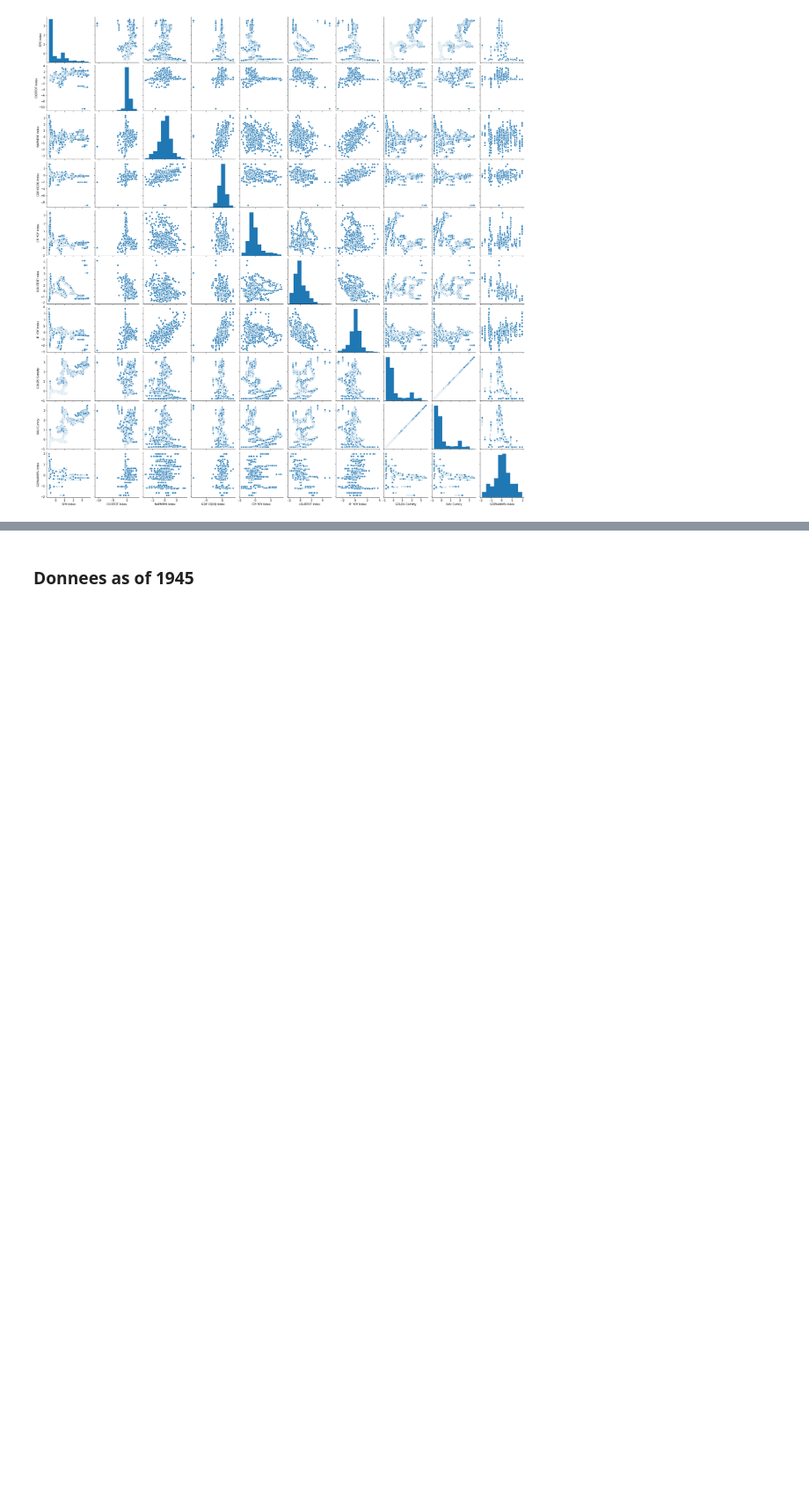
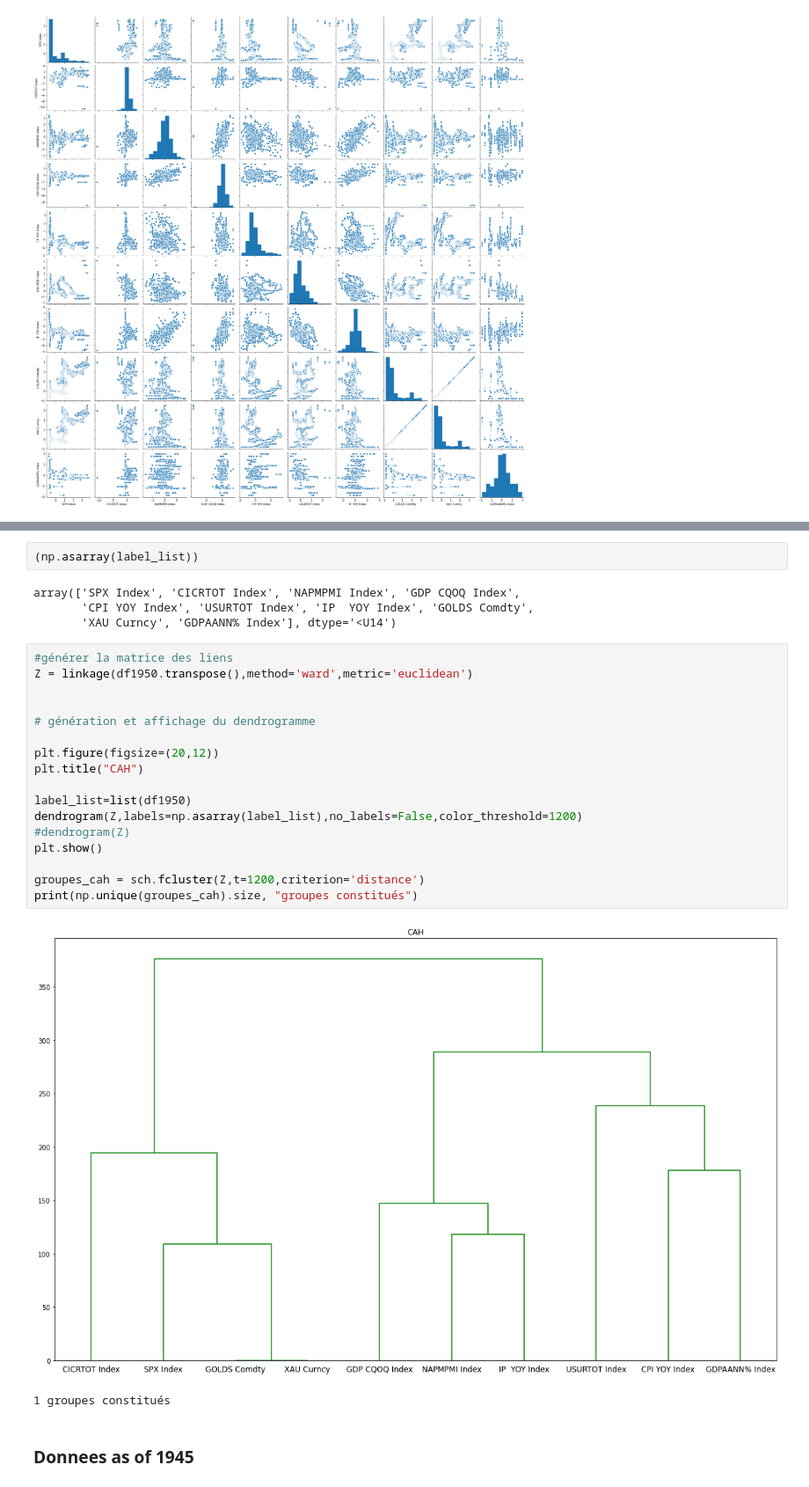
Before and after one commit to imiled/DL_Tools_For_Finance, a Jupyter notebook: FinanceData_ML.ipynb, the cells around one changed output, grey strips where cells are left out. Shown at 88% size. Drawn from its saved outputs; the diff is of its cells as text; blank space fills up the shorter version.

```diff
--- a/FinanceData_ML.ipynb
+++ b/FinanceData_ML.ipynb
@@ -481,3 +482,29 @@ TypeError: ignored
+# %%
+(np.asarray(label_list))
+# %% [output]
+array(['SPX Index', 'CICRTOT Index', 'NAPMPMI Index', 'GDP CQOQ Index',
+       'CPI YOY Index', 'USURTOT Index', 'IP  YOY Index', 'GOLDS Comdty',
+       'XAU Curncy', 'GDPAANN% Index'], dtype='<U14')
+# %%
+#générer la matrice des liens
+Z = linkage(df1950.transpose(),method='ward',metric='euclidean')
+
+
+# génération et affichage du dendrogramme
+
+plt.figure(figsize=(20,12))
+plt.title("CAH")
+
+label_list=list(df1950)
+dendrogram(Z,labels=np.asarray(label_list),no_labels=False,color_threshold=1200)
+#dendrogram(Z)
+plt.show()
+
+groupes_cah = sch.fcluster(Z,t=1200,criterion='distance')
+print(np.unique(groupes_cah).size, "groupes constitués")
+# %% [output]
+[figure, added]
+1 groupes constitués
 # %% [markdown]
 ### Donnees as of 1945
 # %%
```
Also changed, not shown: parts of 3 cells of this notebook.
